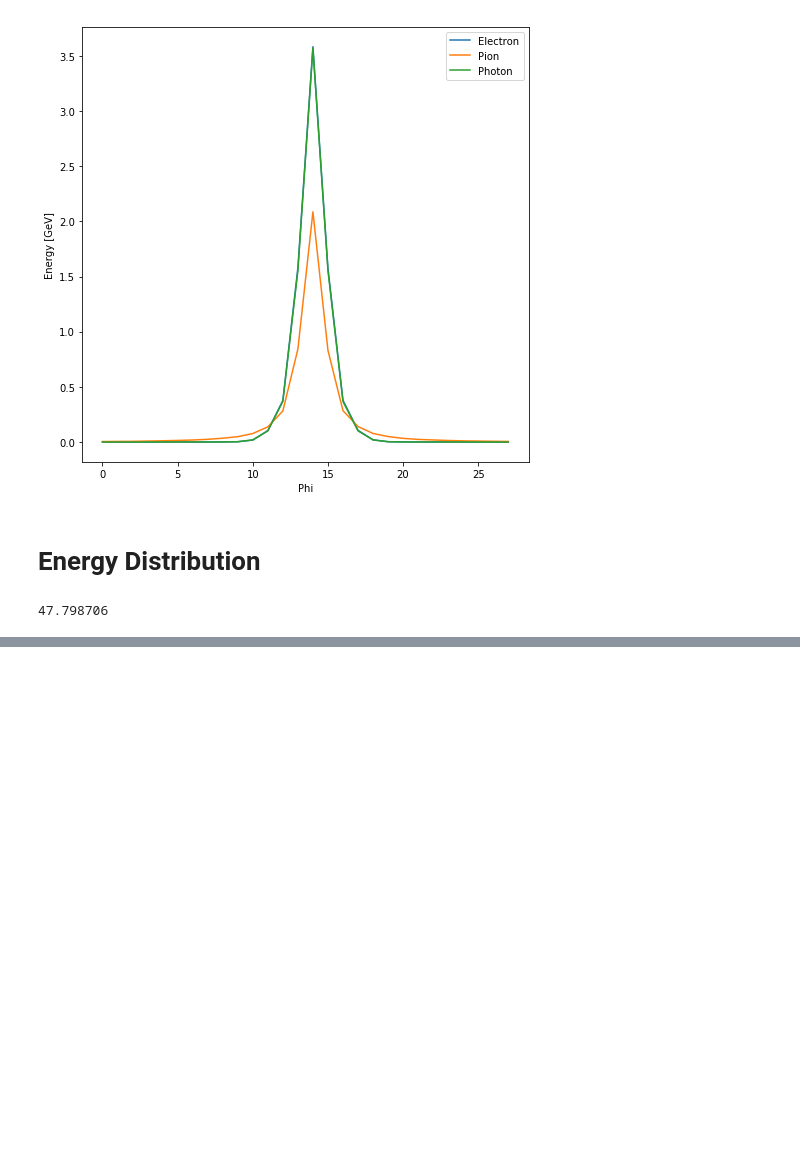
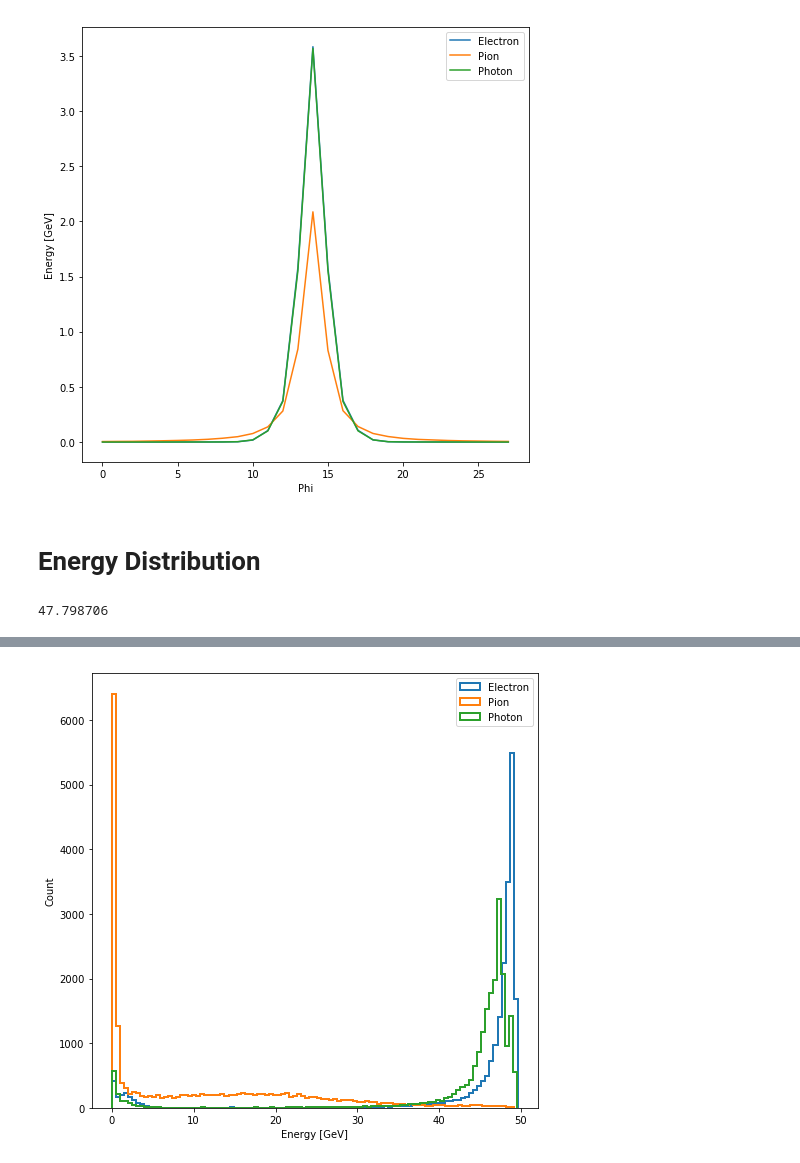
Before and after one commit to SPRACE/calo-simulation, a Jupyter notebook: notebooks/Data Plotting.ipynb, the cells around one changed output, grey strips where cells are left out. Cells and saved outputs as stored; diff of their text form; code cells hidden in the pictures; blank space fills up the shorter version.

```diff
--- a/notebooks/Data Plotting.ipynb
+++ b/notebooks/Data Plotting.ipynb
@@ -128,0 +135,6 @@ plt.legend(("Electron", "Pion", "Photon"))
+# %%
+plot_energy_hist(data=(eminus_energy_sum, piminus_energy_sum, photon_energy_sum),
+                 xlabel="Energy [GeV]", ylabel="Count",
+                 legend=("Electron", "Pion", "Photon"), bins=100)
+# %% [output]
+[figure, added]
```
Also changed, not shown: parts of 14 cells of this notebook.
